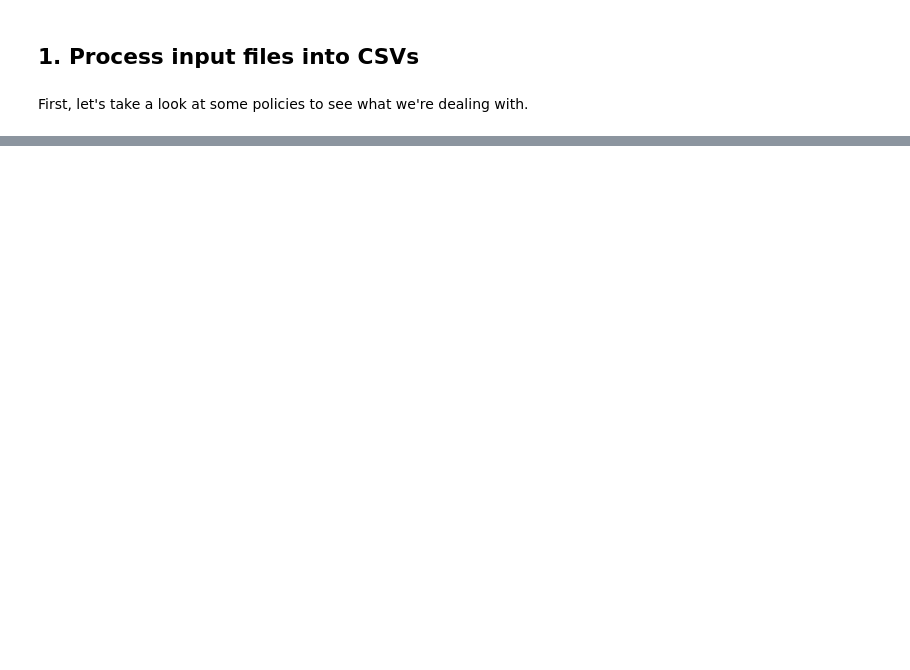
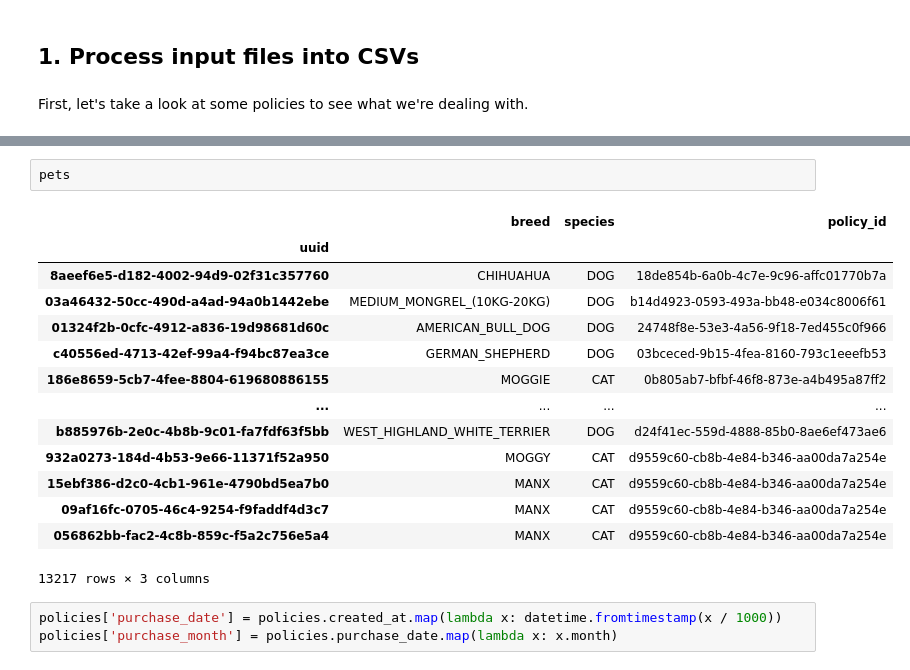
Before and after one commit to jsmithdataanalytics/BBM, a Jupyter notebook: solution.ipynb, the cells around one changed output, grey strips where cells are left out. Cells and saved outputs as stored; diff of their text form; blank space fills up the shorter version.

```diff
--- a/solution.ipynb
+++ b/solution.ipynb
@@ -45,0 +183,20 @@ We see a lot of information, including details of:
+# %%
+pets
+# %% [output]
+|  | breed | species | policy_id |
+| uuid |  |  |  |
+| 8aeef6e5-d182-4002-94d9-02f31c357760 | CHIHUAHUA | DOG | 18de854b-6a0b-4c7e-9c96-affc01770b7a |
+| 03a46432-50cc-490d-a4ad-94a0b1442ebe | MEDIUM_MONGREL_(10KG-20KG) | DOG | b14d4923-0593-493a-bb48-e034c8006f61 |
+| 01324f2b-0cfc-4912-a836-19d98681d60c | AMERICAN_BULL_DOG | DOG | 24748f8e-53e3-4a56-9f18-7ed455c0f966 |
+| c40556ed-4713-42ef-99a4-f94bc87ea3ce | GERMAN_SHEPHERD | DOG | 03bceced-9b15-4fea-8160-793c1eeefb53 |
+| 186e8659-5cb7-4fee-8804-619680886155 | MOGGIE | CAT | 0b805ab7-bfbf-46f8-873e-a4b495a87ff2 |
+| ... | ... | ... | ... |
+| b885976b-2e0c-4b8b-9c01-fa7fdf63f5bb | WEST_HIGHLAND_WHITE_TERRIER | DOG | d24f41ec-559d-4888-85b0-8ae6ef473ae6 |
+| 932a0273-184d-4b53-9e66-11371f52a950 | MOGGY | CAT | d9559c60-cb8b-4e84-b346-aa00da7a254e |
+| 15ebf386-d2c0-4cb1-961e-4790bd5ea7b0 | MANX | CAT | d9559c60-cb8b-4e84-b346-aa00da7a254e |
+| 09af16fc-0705-46c4-9254-f9faddf4d3c7 | MANX | CAT | d9559c60-cb8b-4e84-b346-aa00da7a254e |
+| 056862bb-fac2-4c8b-859c-f5a2c756e5a4 | MANX | CAT | d9559c60-cb8b-4e84-b346-aa00da7a254e |
+13217 rows × 3 columns
+# %%
+policies['purchase_date'] = policies.created_at.map(lambda x: datetime.fromtimestamp(x / 1000))
+policies['purchase_month'] = policies.purchase_date.map(lambda x: x.month)
```
Also changed, not shown: parts of 19 cells of this notebook.
